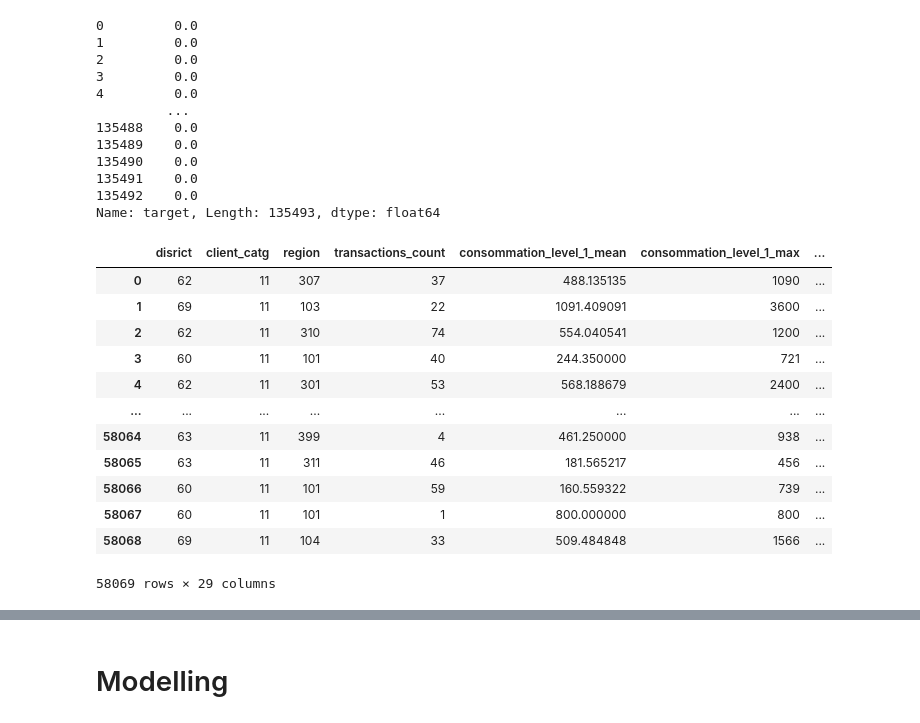
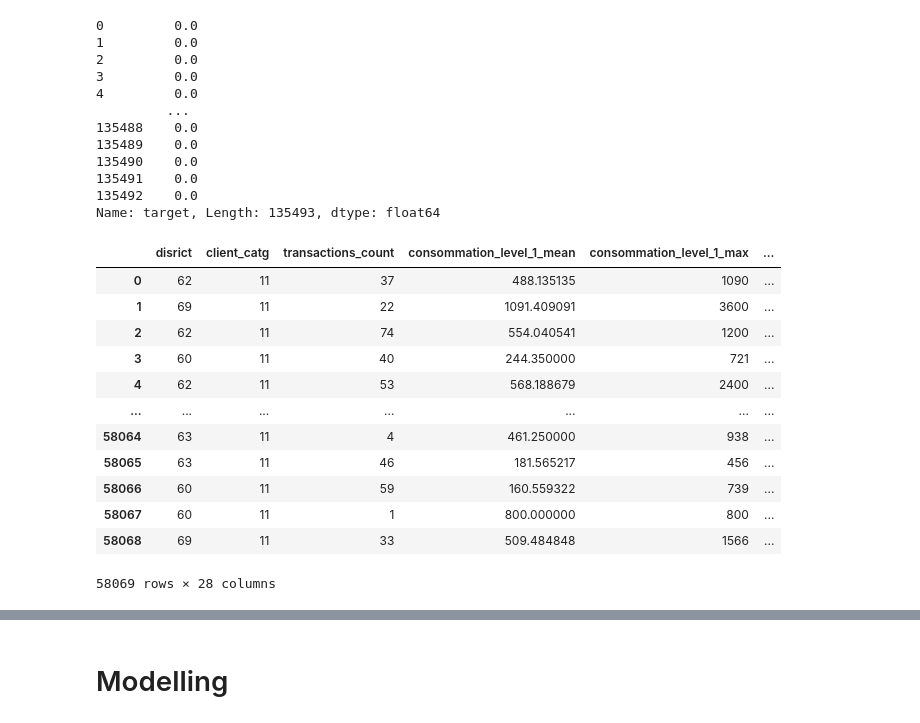
Before and after one commit to zeynepbumin/ds-ml-project, a Jupyter notebook: Fraud_Detection_Model.ipynb, the cells around one changed output, grey strips where cells are left out. Cells and saved outputs as stored; diff of their text form; code cells hidden in the pictures.

```diff
--- a/Fraud_Detection_Starter.ipynb
+++ b/Fraud_Detection_Model.ipynb
@@ -493,19 +497,19 @@ y_train
 135492    0.0
 Name: target, Length: 135493, dtype: float64
 # %%
-X_test = test_combined.drop(columns=['client_id', 'creation_date'])
+X_test = test_combined.drop(columns=['client_id', 'creation_date', 'region'])
 X_test
 # %% [output]
-|  | disrict | client_catg | region | transactions_count | consommation_level_1_mean | consommation_level_1_max | ... |
-| 0 | 62 | 11 | 307 | 37 | 488.135135 | 1090 | ... |
-| 1 | 69 | 11 | 103 | 22 | 1091.409091 | 3600 | ... |
-| 2 | 62 | 11 | 310 | 74 | 554.040541 | 1200 | ... |
-| 3 | 60 | 11 | 101 | 40 | 244.350000 | 721 | ... |
-| 4 | 62 | 11 | 301 | 53 | 568.188679 | 2400 | ... |
-| ... | ... | ... | ... | ... | ... | ... | ... |
-| 58064 | 63 | 11 | 399 | 4 | 461.250000 | 938 | ... |
-| 58065 | 63 | 11 | 311 | 46 | 181.565217 | 456 | ... |
-| 58066 | 60 | 11 | 101 | 59 | 160.559322 | 739 | ... |
-| 58067 | 60 | 11 | 101 | 1 | 800.000000 | 800 | ... |
-| 58068 | 69 | 11 | 104 | 33 | 509.484848 | 1566 | ... |
+|  | disrict | client_catg | transactions_count | consommation_level_1_mean | consommation_level_1_max | ... |
+| 0 | 62 | 11 | 37 | 488.135135 | 1090 | ... |
+| 1 | 69 | 11 | 22 | 1091.409091 | 3600 | ... |
+| 2 | 62 | 11 | 74 | 554.040541 | 1200 | ... |
+| 3 | 60 | 11 | 40 | 244.350000 | 721 | ... |
+| 4 | 62 | 11 | 53 | 568.188679 | 2400 | ... |
+| ... | ... | ... | ... | ... | ... | ... |
+| 58064 | 63 | 11 | 4 | 461.250000 | 938 | ... |
+| 58065 | 63 | 11 | 46 | 181.565217 | 456 | ... |
+| 58066 | 60 | 11 | 59 | 160.559322 | 739 | ... |
+| 58067 | 60 | 11 | 1 | 800.000000 | 800 | ... |
+| 58068 | 69 | 11 | 33 | 509.484848 | 1566 | ... |
-58069 rows × 29 columns
+58069 rows × 28 columns
```
Also changed, not shown: parts of 63 cells of this notebook, 1 other file.
